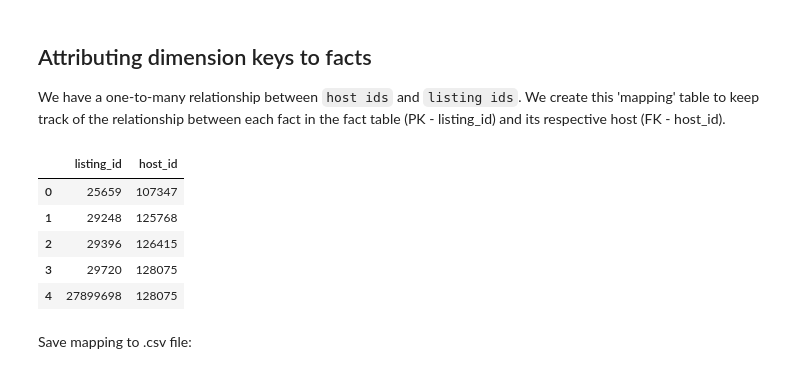
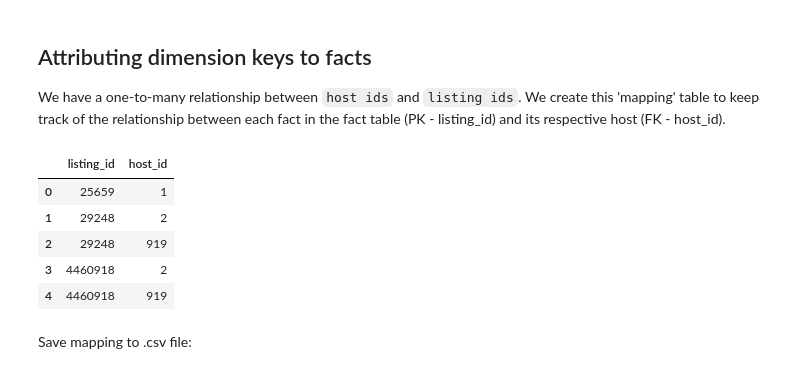
Before and after one commit to beatriz-lima/TPD-Airbnb-Data, a Jupyter notebook: Notebooks/ETL_Host.ipynb, the cells around one changed output. Drawn from its saved outputs; the diff is of its cells as text; code cells hidden in the pictures.

```diff
--- a/Notebooks/ETL_Host.ipynb
+++ b/Notebooks/ETL_Host.ipynb
@@ -296,3 +298,7 @@ host_dimension_processed.head()
+# %%
+host_dimension_processed.drop('host_id', axis=1, inplace=True)
+pk = [i for i in range(1, len(host_dimension_processed)+1)]
+host_dimension_processed.insert(0,'host_id', pk)
 # %% [markdown]
 Save final ETL product to .csv file:
 # %%
@@ -301,19 +307,28 @@ host_dimension_processed.to_csv('../processed_dt/df_host_processed.csv',index=Fa
 ## Attributing dimension keys to facts
 
 We have a one-to-many relationship between `host ids` and `listing ids`. We create this 'mapping' table to keep track of the relationship between each fact in the fact table (PK - listing_id) and its respective host (FK - host_id).
-# %%
-df_mapping = pd.DataFrame(columns=['listing_id', 'host_id'])
-df_mapping['listing_id'] = df_host_dimension['listing_id']
-df_mapping['host_id'] = df_host_dimension['host_id']
-
-df_mapping.head()
-# %% [output]
-|  | listing_id | host_id |
-| 0 | 25659 | 107347 |
-| 1 | 29248 | 125768 |
-| 2 | 29396 | 126415 |
-| 3 | 29720 | 128075 |
-| 4 | 27899698 | 128075 |
+# %%
+def key_mapping(df1, df2, pk1, pk2):
+    # This function merges two dataframes, and creates a map linking their keys
+    df_merged = df1.merge(df2, how='outer')
+    df_map = pd.DataFrame()
+    df_map[pk1]= df_merged[pk1]
+    df_map[pk2]= df_merged[pk2]
+
+    return df_map
+# %%
+# Do the mapping
+df_host_dimension.drop('host_id', axis=1, inplace=True)
+key_map = key_mapping(df_host_dimension, host_dimension_processed, "listing_id" , "host_id")
+# %%
+key_map.head()
+# %% [output]
+|  | listing_id | host_id |
+| 0 | 25659 | 1 |
+| 1 | 29248 | 2 |
+| 2 | 29248 | 919 |
+| 3 | 4460918 | 2 |
+| 4 | 4460918 | 919 |
 # %% [markdown]
 Save mapping to .csv file:
 # %%
```
Also changed, not shown: parts of 7 cells of this notebook.
